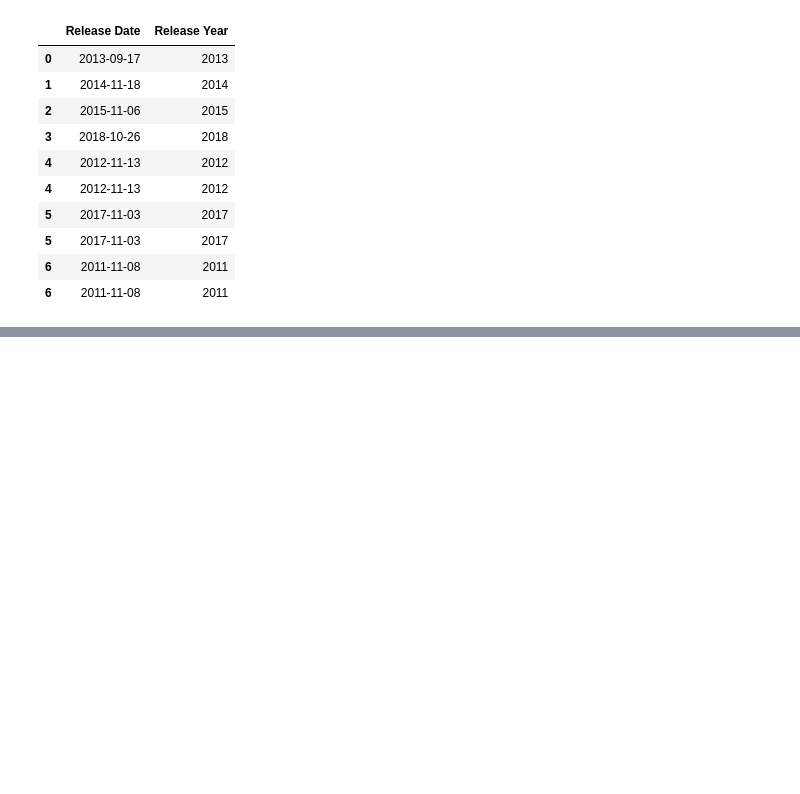
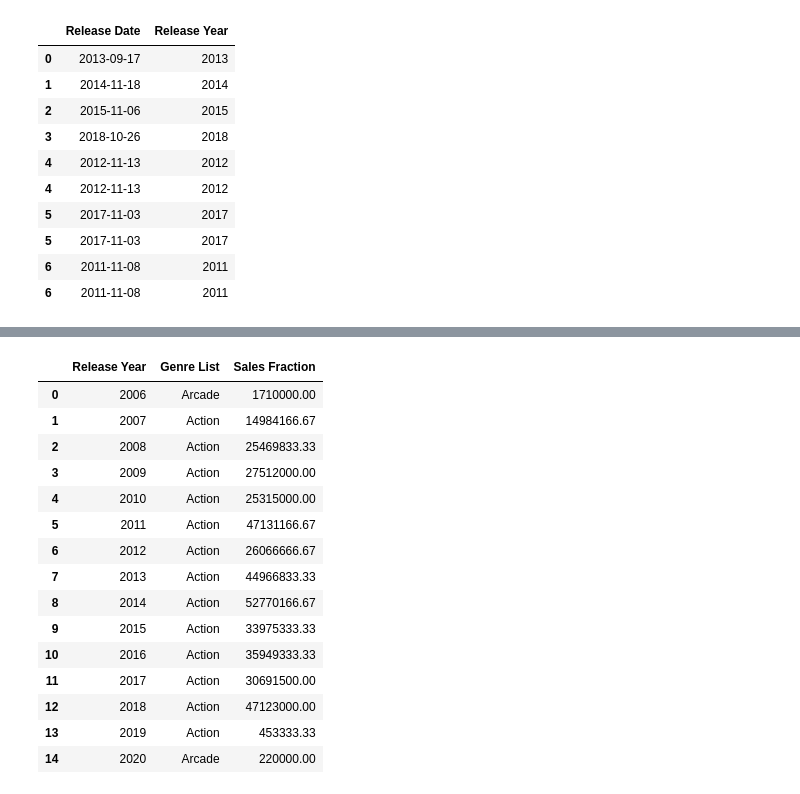
Before and after one commit to uAugustoVR/metadados-playstation, a Jupyter notebook: notebooks/analysis.ipynb, the cells around one changed output, grey strips where cells are left out. Saved outputs shown, nothing was run; the diff lists cells and outputs as text; code cells hidden in the pictures; blank space fills up the shorter version.

```diff
--- a/notebooks/analysis.ipynb
+++ b/notebooks/analysis.ipynb
@@ -726,6 +732,9 @@ df_exp = df_exp.explode('Genre List')
 # dividir vendas igualmente entre os gêneros originais
 df_exp['Sales Fraction'] = df_exp['Total Sales'] / df_exp['Num Genres']
 
+# removendo coluna "Genres" para evitar redundância
+df_exp = df_exp.drop('Genres', axis= 1)
+
 df_exp.head(10)
 # %% [output]
 |  | Console | Name | Publisher | Developer | Total Shipped | Total Sales | NA Sales | PAL Sales | Japan Sales | ... |
@@ -776,9 +785,12 @@ sales_genre = (
     .reset_index()
 )
 
+# Configurar notação científica do Pandas
+pd.set_option('display.float_format', '{:.2f}'.format)
+
 # Identificar o gênero com maior venda por console
 top_genre_by_console = sales_genre.loc[
     sales_genre[sales_genre['Console'] != 'PS5'].groupby('Console')['Sales Fraction'].idxmax()
 ].reset_index(drop=True)
-print(top_genre_by_console)
+top_genre_by_console.head()
 # %% [output]
@@ -787,0 +857,37 @@ print(top_genre_by_console)
+# %%
+# Gênero líder de vendas por ano
+year_genre = (
+    df_exp[df_exp['Genre List'] != 'Unknown']
+    .groupby(['Release Year', 'Genre List'])['Sales Fraction']
+    .sum()
+    .reset_index()
+)
+
+year_genre_valid = year_genre[year_genre['Sales Fraction'] > 0]
+# year_genre_valid = year_genre[year_genre['Genre List'] != 'Action']
+
+top_genres_by_sales = (
+    year_genre_valid.loc[
+        year_genre_valid.groupby('Release Year')['Sales Fraction'].idxmax()
+    ]
+    .reset_index(drop=True)
+)
+
+top_genres_by_sales.head(15)
+# %% [output]
+|  | Release Year | Genre List | Sales Fraction |
+| 0 | 2006 | Arcade | 1710000.00 |
+| 1 | 2007 | Action | 14984166.67 |
+| 2 | 2008 | Action | 25469833.33 |
+| 3 | 2009 | Action | 27512000.00 |
+| 4 | 2010 | Action | 25315000.00 |
+| 5 | 2011 | Action | 47131166.67 |
+| 6 | 2012 | Action | 26066666.67 |
+| 7 | 2013 | Action | 44966833.33 |
+| 8 | 2014 | Action | 52770166.67 |
+| 9 | 2015 | Action | 33975333.33 |
+| 10 | 2016 | Action | 35949333.33 |
+| 11 | 2017 | Action | 30691500.00 |
+| 12 | 2018 | Action | 47123000.00 |
+| 13 | 2019 | Action | 453333.33 |
+| 14 | 2020 | Arcade | 220000.00 |
```
Also changed, not shown: parts of 9 cells of this notebook, 2 other files.
